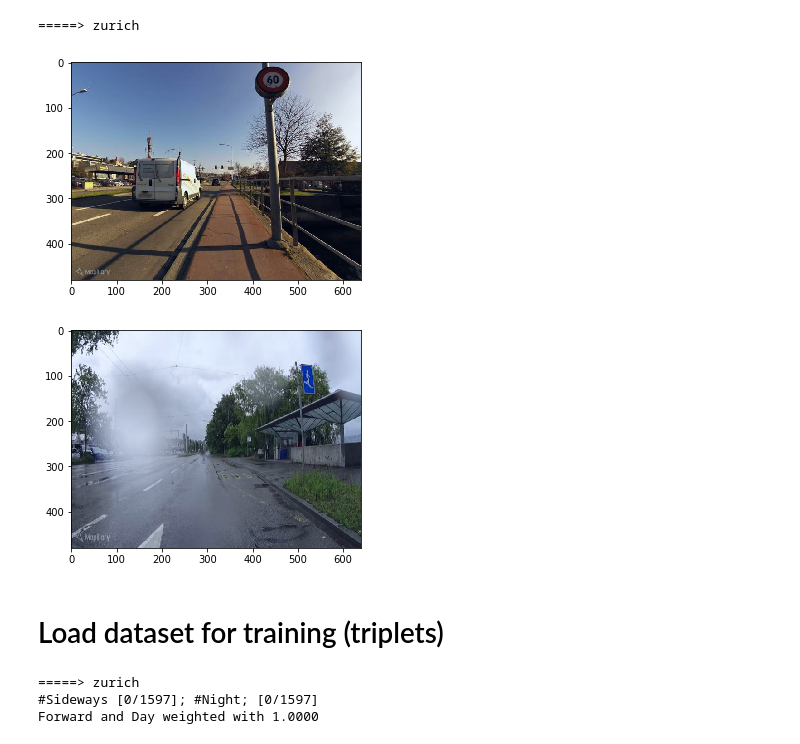
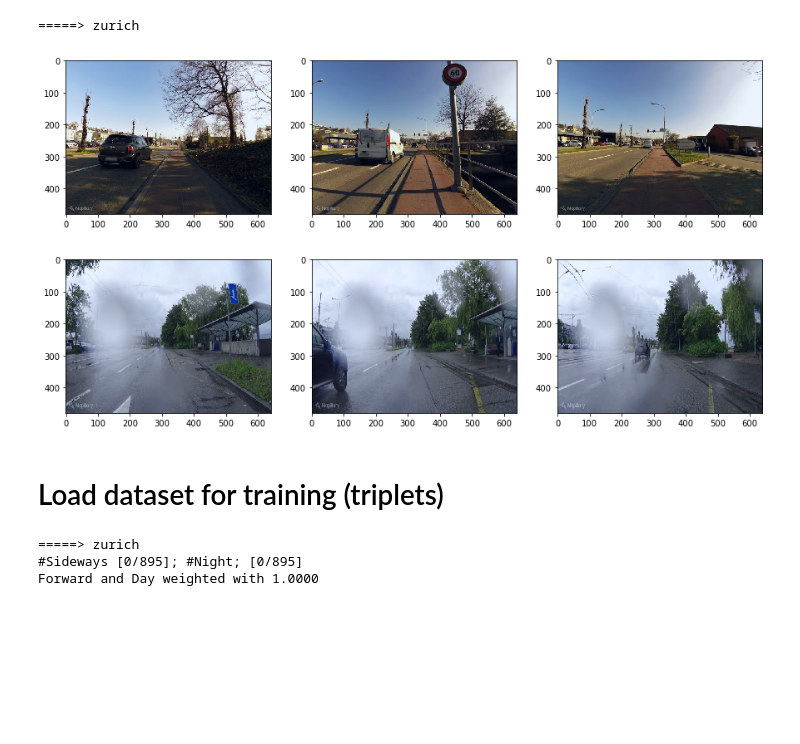
Before and after one commit to mapillary/mapillary_sls, a Jupyter notebook: demo.ipynb, the cells around one changed output. Saved outputs shown, nothing was run; the diff lists cells and outputs as text; code cells hidden in the pictures; blank space fills up the shorter version.

```diff
--- a/demo.ipynb
+++ b/demo.ipynb
@@ -13,7 +13,7 @@ from evaluate import download_msls_sample
 # %%
 SAMPLE_CITIES = "zurich"
 
-root_dir = Path('./MSLS_sample')
+root_dir = Path('../../data/MSLS_train_val/')
 
 if not root_dir.exists():
     download_msls_sample(root_dir)
@@ -28,11 +28,17 @@ transform = configure_transform(image_dim = (480, 640), meta = meta)
 # positive are defined within a radius of 25 m
 posDistThr = 25
 
+# choose task to test on [im2im, seq2im, im2seq, seq2seq]
+task = 'seq2seq'
+
+# choose sequence length
+seq_length = 3
+
 # choose subtask to test on [all, s2w, w2s, o2n, n2o, d2n, n2d]
 subtask = 'all'
 
 val_dataset = MSLS(root_dir, cities = SAMPLE_CITIES, transform = transform, mode = 'test',
-                   subtask = subtask, posDistThr = posDistThr)
+                   task = task, seq_length = seq_length, subtask = subtask, posDistThr = posDistThr)
 
 opt = {'batch_size': 1}
 
@@ -47,28 +53,31 @@ pIdx = val_dataset.pIdx
 # %%
 for batch in qLoader:
     x, y = batch
 
-    for im in x:
-        plt.imshow(denormalize(im.permute(1,2,0)))
-        plt.show()
+    plt.figure(figsize=(15,10))
+    for i,im in enumerate(x):
+        plt.subplot(1,seq_length, i+1)
+        plt.imshow(denormalize(im[0].permute(1,2,0)))
+    plt.show()
     break
 # %% [output]
-[figure, old version]
+[figure, new version]
 # %%
 for batch in dbLoader:
     x, y = batch
 
-    for im in x:
-        plt.imshow(denormalize(im.permute(1,2,0)))
-        plt.show()
-
+    plt.figure(figsize=(15,10))
+    for i,im in enumerate(x):
+        plt.subplot(1,seq_length, i+1)
+        plt.imshow(denormalize(im[0].permute(1,2,0)))
+    plt.show()
     break
 # %% [output]
-[figure, old version]
+[figure, new version]
 # %% [markdown]
 # Load dataset for training (triplets)
 # %%
-posDistThr = 10
+posDistThr = 5
 
 # negatives are defined outside a radius of 25 m
 negDistThr = 25
@@ -80,19 +89,26 @@ nNeg = 5
 cached_queries = 1
 
 # number of cached negatives
-cached_negatives = 10
+cached_negatives = 100
 
 # whether to use positive sampling
 positive_sampling = True
 
 # choose the cities to load
+cities = SAMPLE_CITIES
 
-train_dataset = MSLS(root_dir, cities = SAMPLE_CITIES, transform = transform, mode = 'train',
+# choose task to test on [im2im, seq2im, im2seq, seq2seq]
+task = 'seq2seq'
+
+# choose sequence length
+seq_length = 3
+
+train_dataset = MSLS(root_dir, cities = cities, transform = transform, mode = 'train', task = task, seq_length = seq_length,
                     negDistThr = negDistThr, posDistThr = posDistThr, nNeg = nNeg, cached_queries = cached_queries,
                     cached_negatives = cached_negatives, positive_sampling = positive_sampling)
 # %% [output]
 =====> zurich
-#Sideways [0/1597]; #Night; [0/1597]
+#Sideways [0/895]; #Night; [0/895]
 Forward and Day weighted with 1.0000
 # %%
 # devices dataset into smaller cache sets
```
Also changed, not shown: parts of 1 cell of this notebook, 10 other files.
